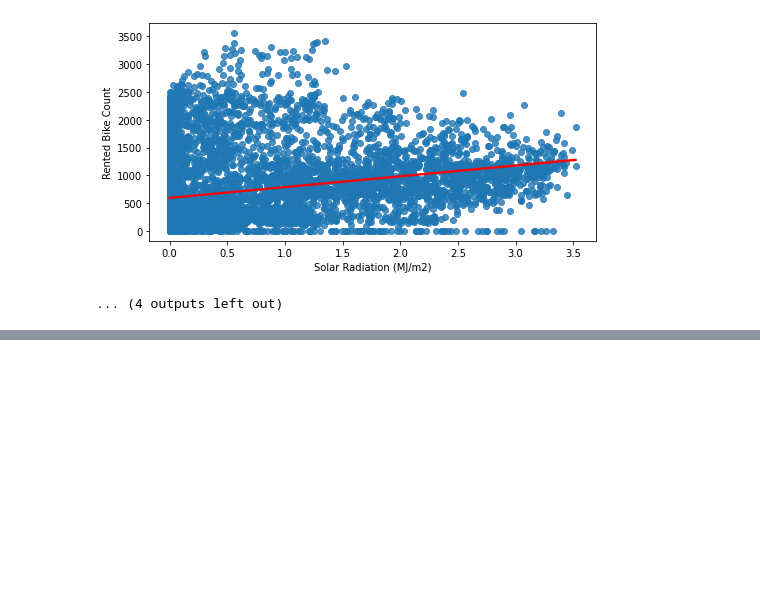
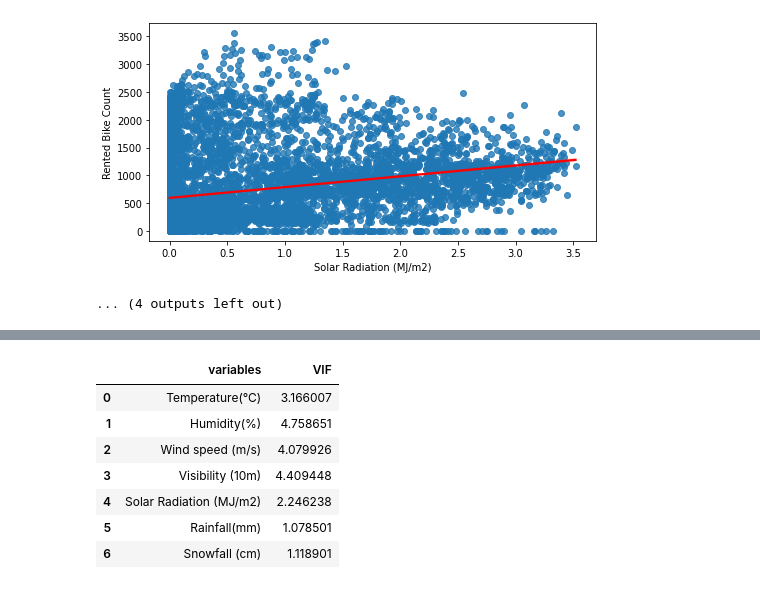
Before and after one commit to solankinitin1210/Capstone-Project-Bike-Sharing-Demand-Prediction, a Jupyter notebook: Bike_Sharing_Demand_Prediction_Capstone_Project.ipynb, the cells around one changed output, grey strips where cells are left out. Saved outputs shown, nothing was run; the diff lists cells and outputs as text; code cells hidden in the pictures; blank space fills up the shorter version.

```diff
--- a/Bike_Sharing_Demand_Prediction_Capstone_Project.ipynb
+++ b/Bike_Sharing_Demand_Prediction_Capstone_Project.ipynb
@@ -355,0 +412,21 @@ sns.heatmap(df[numeric_features].corr(),annot= True,cmap='Spectral_r')
+# %%
+from statsmodels.stats.outliers_influence import variance_inflation_factor
+def calc_vif(X):
+
+    # Calculating VIF
+    vif = pd.DataFrame()
+    vif["variables"] = X.columns
+    vif["VIF"] = [variance_inflation_factor(X.values, i) for i in range(X.shape[1])]
+
+    return(vif)
+# %%
+calc_vif(df[[i for i in  numeric_features if i not in ['Dew point temperature(°C)']]])
+# %% [output]
+|  | variables | VIF |
+| 0 | Temperature(°C) | 3.166007 |
+| 1 | Humidity(%) | 4.758651 |
+| 2 | Wind speed (m/s) | 4.079926 |
+| 3 | Visibility (10m) | 4.409448 |
+| 4 | Solar Radiation (MJ/m2) | 2.246238 |
+| 5 | Rainfall(mm) | 1.078501 |
+| 6 | Snowfall (cm) | 1.118901 |
```
Also changed, not shown: parts of 26 cells of this notebook.
